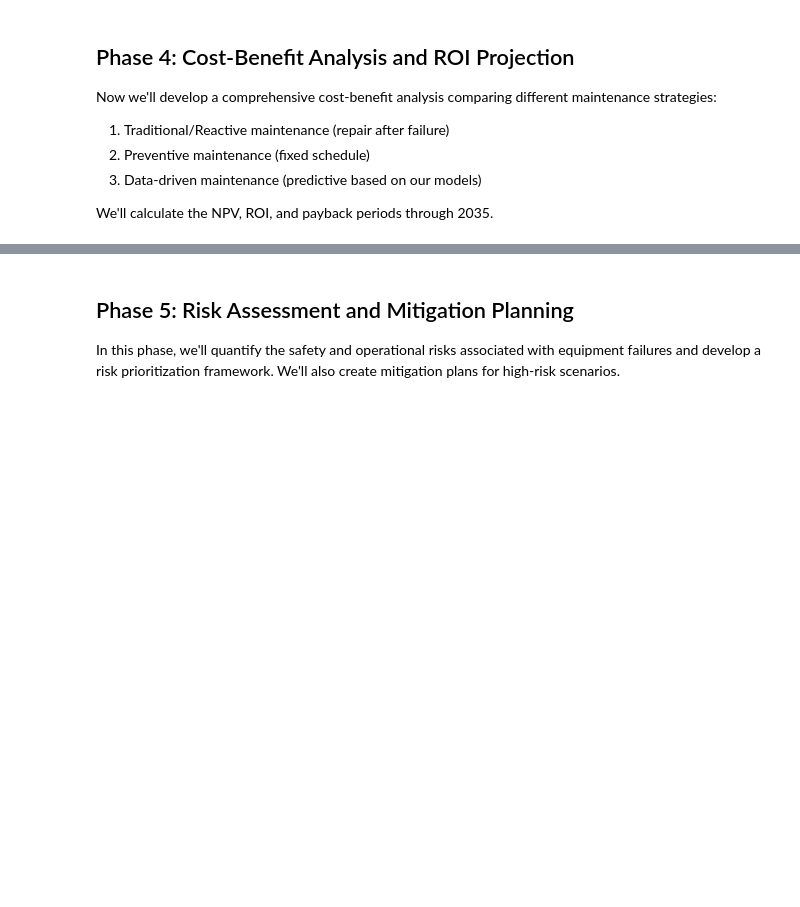
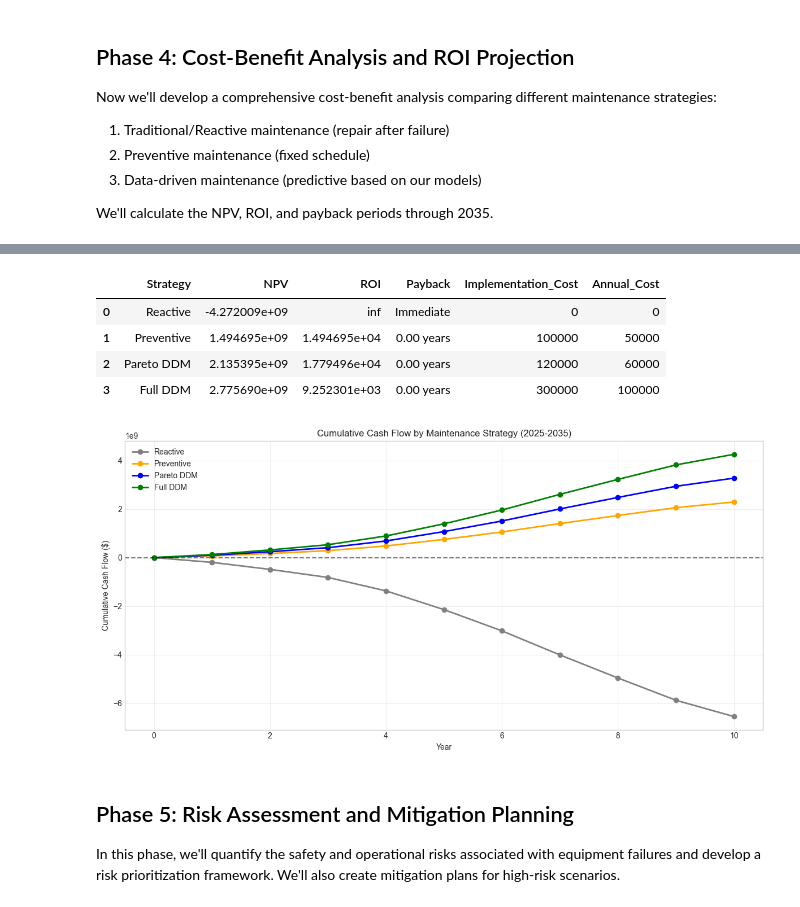
Before and after one commit to CaptainEze/sholas_project_analysis, a Jupyter notebook: src/long_term_forecasting.ipynb, the cells around one changed output, grey strips where cells are left out. Cells and saved outputs as stored; diff of their text form; code cells hidden in the pictures; blank space fills up the shorter version.

```diff
--- a/src/long_term_forecasting.ipynb
+++ b/src/long_term_forecasting.ipynb
@@ -1298,42 +1495,43 @@ if 'failure_forecast' in locals() and 'cost_forecast' in locals() and 'reliabili
     # Save the comparison
     comparison_df.to_csv(os.path.join(RESULTS_PATH, "tables", "financial_comparison.csv"), index=False)
 
-    # Plot cumulative cash flows
-    fig = go.Figure()
+    # Plot cumulative cash flows using Matplotlib
+    plt.figure(figsize=(12, 6))
 
-    for strategy, color in zip(
-        ['reactive', 'preventive', 'pareto_ddm', 'data_driven'],
-        ['gray', 'orange', 'blue', 'green']
-    ):
-        fig.add_trace(go.Scatter(
-            x=list(range(11)),  # Years 0-10
-            y=financial_results[strategy]['cumulative'],
-            mode='lines+markers',
-            name=strategy.capitalize(),
-            line=dict(color=color, width=2)
-        ))
+    # Plot each strategy
+    years = list(range(11))  # Years 0-10
+    strategies = ['reactive', 'preventive', 'pareto_ddm', 'data_driven']
+    colors = ['gray', 'orange', 'blue', 'green']
+    labels = ['Reactive', 'Preventive', 'Pareto DDM', 'Full DDM']
+
+    for strategy, color, label in zip(strategies, colors, labels):
+        plt.plot(
+            years,
+            financial_results[strategy]['cumulative'],
+            color=color,
+            marker='o',
+            linestyle='-',
+            linewidth=2,
+            label=label
+        )
 
     # Add reference line at y=0
-    fig.add_shape(
-        type="line", line=dict(dash='dash', width=1, color='black'),
-        y0=0, y1=0, x0=0, x1=10,
-        xref='x', yref='y'
-    )
+    plt.axhline(y=0, color='black', linestyle='--', alpha=0.5)
 
-    # Update layout
-    fig.update_layout(
-        title='Cumulative Cash Flow by Maintenance Strategy (2025-2035)',
-        xaxis_title='Year',
-        yaxis_title='Cumulative Cash Flow ($)',
-        height=500,
-        width=900
-    )
+    # Format the plot
+    plt.title('Cumulative Cash Flow by Maintenance Strategy (2025-2035)')
+    plt.xlabel('Year')
+    plt.ylabel('Cumulative Cash Flow ($)')
+    plt.grid(alpha=0.3)
+    plt.legend()
 
-    # Display the figure
-    fig.show()
+    # Use scientific notation for y-axis to make it more readable
+    plt.ticklabel_format(style='sci', axis='y', scilimits=(0,0))
 
-    # Save the figure
-    fig.write_html(os.path.join(RESULTS_PATH, "plots", "cumulative_cashflow.html"))
-    fig.write_image(os.path.join(RESULTS_PATH, "plots", "cumulative_cashflow.png"))
+    # Display and save the figure
+    plt.tight_layout()
+    plt.savefig(os.path.join(RESULTS_PATH, "plots", "cumulative_cashflow.png"), dpi=300, bbox_inches='tight')
+    plt.show()
 else:
     print("Required forecast data not available. Please run the forecasting cells first.")
+# %% [output]
@@ -1340,3 +1555,9 @@ else:
+|  | Strategy | NPV | ROI | Payback | Implementation_Cost | Annual_Cost |
+| 0 | Reactive | -4.272009e+09 | inf | Immediate | 0 | 0 |
+| 1 | Preventive | 1.494695e+09 | 1.494695e+04 | 0.00 years | 100000 | 50000 |
+| 2 | Pareto DDM | 2.135395e+09 | 1.779496e+04 | 0.00 years | 120000 | 60000 |
+| 3 | Full DDM | 2.775690e+09 | 9.252301e+03 | 0.00 years | 300000 | 100000 |
+[figure, added]
 # %% [markdown]
 ## Phase 5: Risk Assessment and Mitigation Planning
 
```
Also changed, not shown: parts of 17 cells of this notebook, 26 other files.
